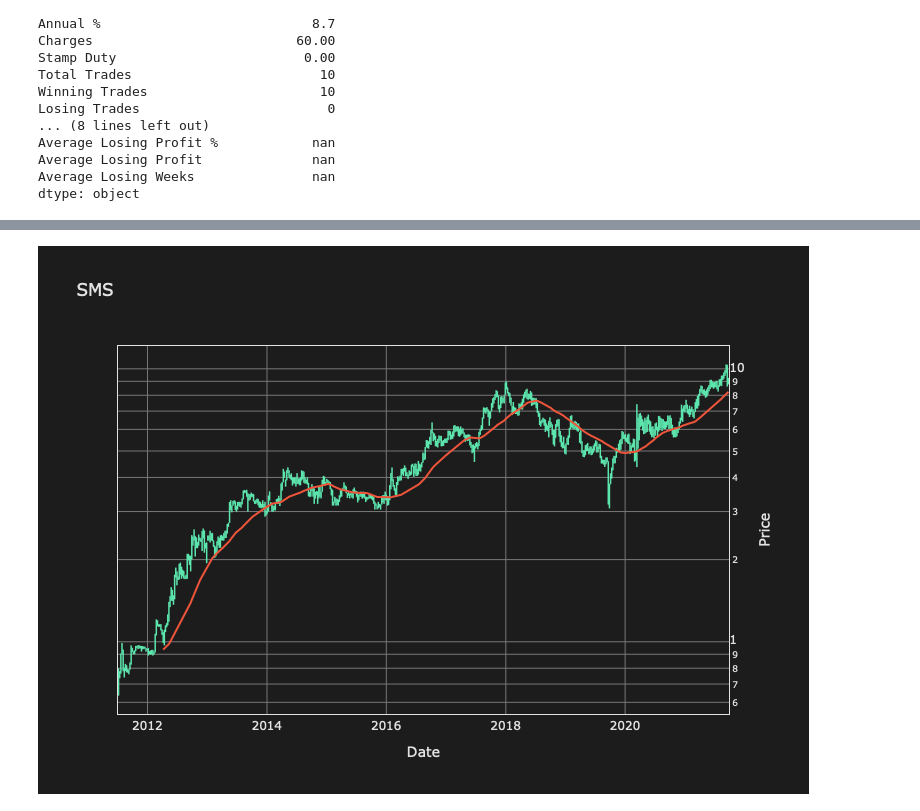
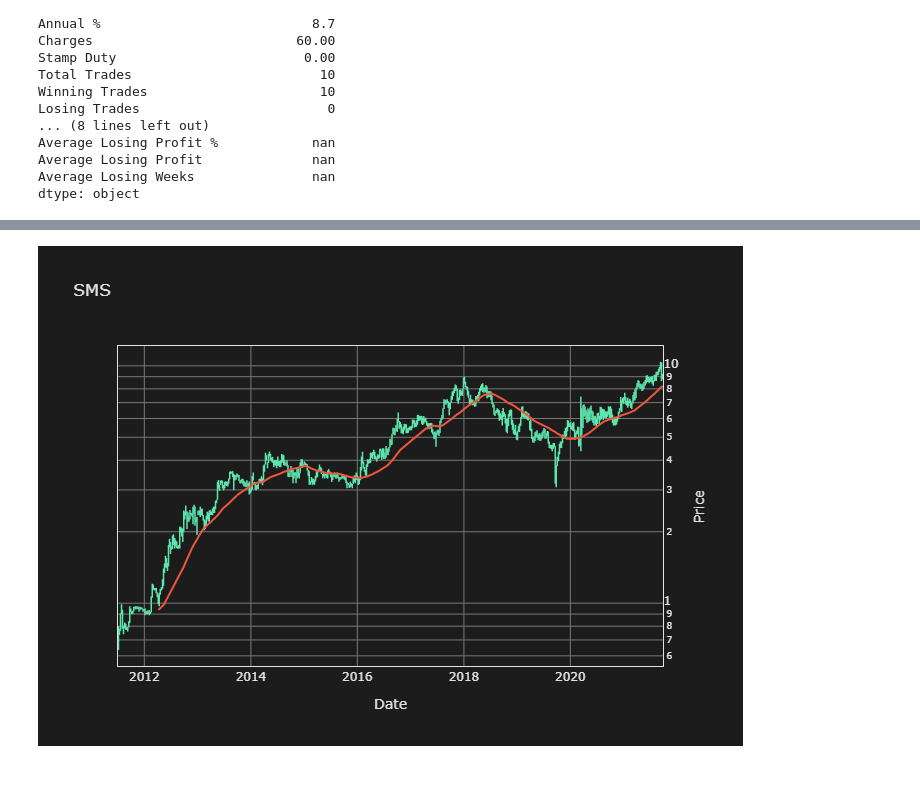
Before and after one commit to SwedishChef01/vigilant-journey, a Jupyter notebook: RSI_PZone_W.ipynb, the cells around one changed output, grey strips where cells are left out. Saved outputs shown, nothing was run; the diff lists cells and outputs as text; code cells hidden in the pictures; blank space fills up the shorter version.

```diff
--- a/RSI_PZone_W.ipynb
+++ b/RSI_PZone_W.ipynb
@@ -164,8 +172,25 @@ Average Losing Profit              nan
 Average Losing Weeks               nan
 dtype: object
 # %%
-# OHLC bar trace.
-trace_1 = data = go.Ohlc(
+# Customise plot hovertext.
+hovertext_ohlc = []
+for i in range(len(df.open)):
+    hovertext_ohlc.append(
+        str(df.index[i].strftime("%Y-%m-%d"))
+        + "<br>O: " + str("{0:.2f}".format(df.open[i]))
+        + "<br>H: " + str("{0:.2f}".format(df.high[i]))
+        + "<br>L: " + str("{0:.2f}".format(df.low[i]))
+        + "<br>C: " + str("{0:.2f}".format(df.close[i]))
+    )
+
+hovertext_sma = []
+for i in range(len(df.open)):
+    hovertext_sma.append(
+        "SMA: " + str("{0:.2f}".format(df.sma[i]))
+    )
+
+# Add plot traces.
+trace_ohlc = go.Ohlc(
     x=df.index,
     open=df.open,
     high=df.high,
@@ -174,21 +199,26 @@ trace_1 = data = go.Ohlc(
     increasing_line_color="rgba(92, 230, 174, 1.0)",
     decreasing_line_color="rgba(92, 230, 174, 1.0)",
     line_width=1.5,
-    yhoverformat=".2f",
+    text=hovertext_ohlc,
+    hoverinfo="text",
 )
 
-# SMA trace.
-trace_2 = go.Scatter(x=df.index, y=df.sma)
+trace_sma = go.Scatter(
+    x=df.index,
+    y=df.sma,
+    text=hovertext_sma,
+    hoverinfo='text'
+)
 
 # Create figure.
-fig = go.Figure(data=[trace_1, trace_2])
+fig = go.Figure(data=[trace_ohlc, trace_sma])
 
-# Plot layout.
+# Customise plot layout.
 fig.update_layout(
     autosize=False,
     showlegend=False,
-    width=730,
-    height=548,
+    width=670,
+    height=500,
     paper_bgcolor="rgba(28, 28, 28, 1.0)",
     plot_bgcolor="rgba(28, 28, 28, 1.0)",
     font=dict(color="rgba(226, 226, 226, 1.0)"),
@@ -224 +253 @@ fig.show(
-[figure, old version]
+[figure, new version]
```
Also changed, not shown: parts of 4 cells of this notebook.
